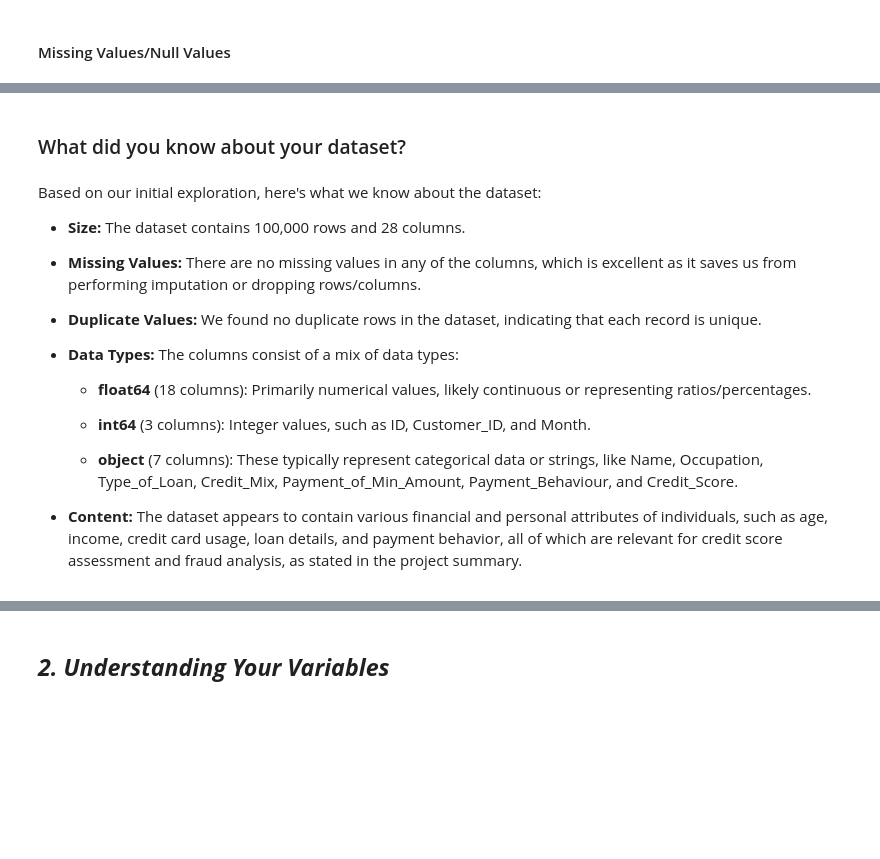
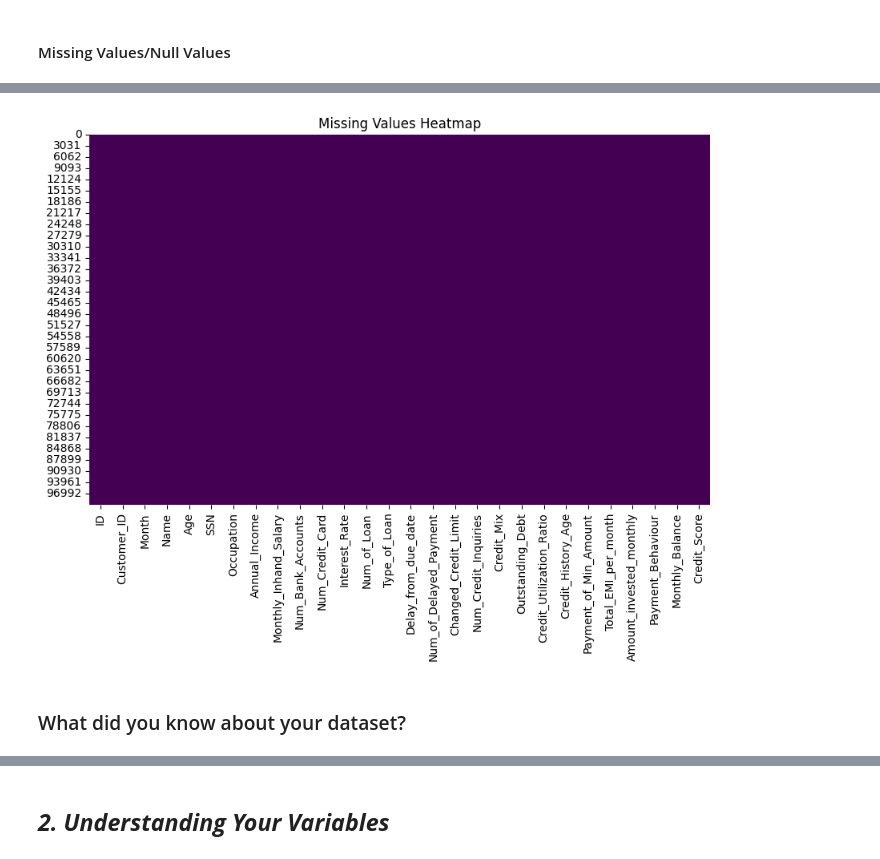
Before and after one commit to Kamalhsn/paisabazaar-banking-fraud-analysis, a Jupyter notebook: Paisabazaar_Banking_Fraud_EDA.ipynb, the cells around one changed output, grey strips where cells are left out. Cells and saved outputs as stored; diff of their text form; code cells hidden in the pictures; blank space fills up the shorter version.

Commit message:
Updated EDA notebook with latest analysis

```diff
--- a/Paisabazaar_Banking_Fraud_EDA.ipynb
+++ b/Paisabazaar_Banking_Fraud_EDA.ipynb
@@ -134,23 +175,10 @@ print(df.isnull().sum())
 # %%
-# Visualizing the missing values
+# Visualizing missing values
 plt.figure(figsize=(10, 6))
 sns.heatmap(df.isnull(), cbar=False, cmap='viridis')
-plt.title('Visualization of Missing Values')
+plt.title('Missing Values Heatmap')
 plt.show()
+# %% [output]
+[figure, added]
 # %% [markdown]
 ### What did you know about your dataset?
-# %% [markdown]
-Based on our initial exploration, here's what we know about the dataset:
-
-* **Size:** The dataset contains 100,000 rows and 28 columns.
-* **Missing Values:** There are no missing values in any of the columns, which is excellent as it saves us from performing imputation or dropping rows/columns.
-* **Duplicate Values:** We found no duplicate rows in the dataset, indicating that each record is unique.
-* **Data Types:** The columns consist of a mix of data types:
-
-  - **float64** (18 columns): Primarily numerical values, likely continuous or representing ratios/percentages.
-
-  - **int64** (3 columns): Integer values, such as ID, Customer_ID, and Month.
-
-  - **object** (7 columns): These typically represent categorical data or strings, like Name, Occupation, Type_of_Loan, Credit_Mix, Payment_of_Min_Amount, Payment_Behaviour, and Credit_Score.
-
-* **Content:** The dataset appears to contain various financial and personal attributes of individuals, such as age, income, credit card usage, loan details, and payment behavior, all of which are relevant for credit score assessment and fraud analysis, as stated in the project summary.
```
Also changed, not shown: parts of 27 cells of this notebook.
